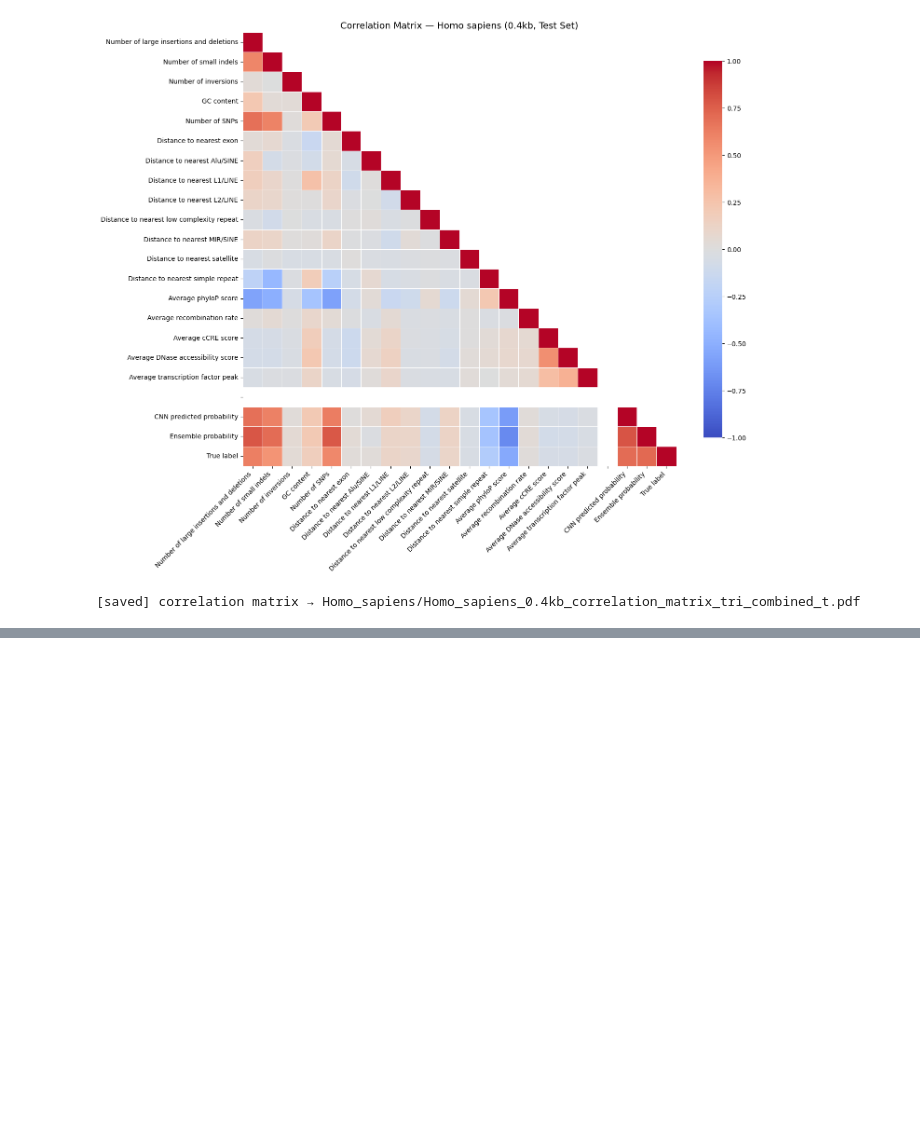
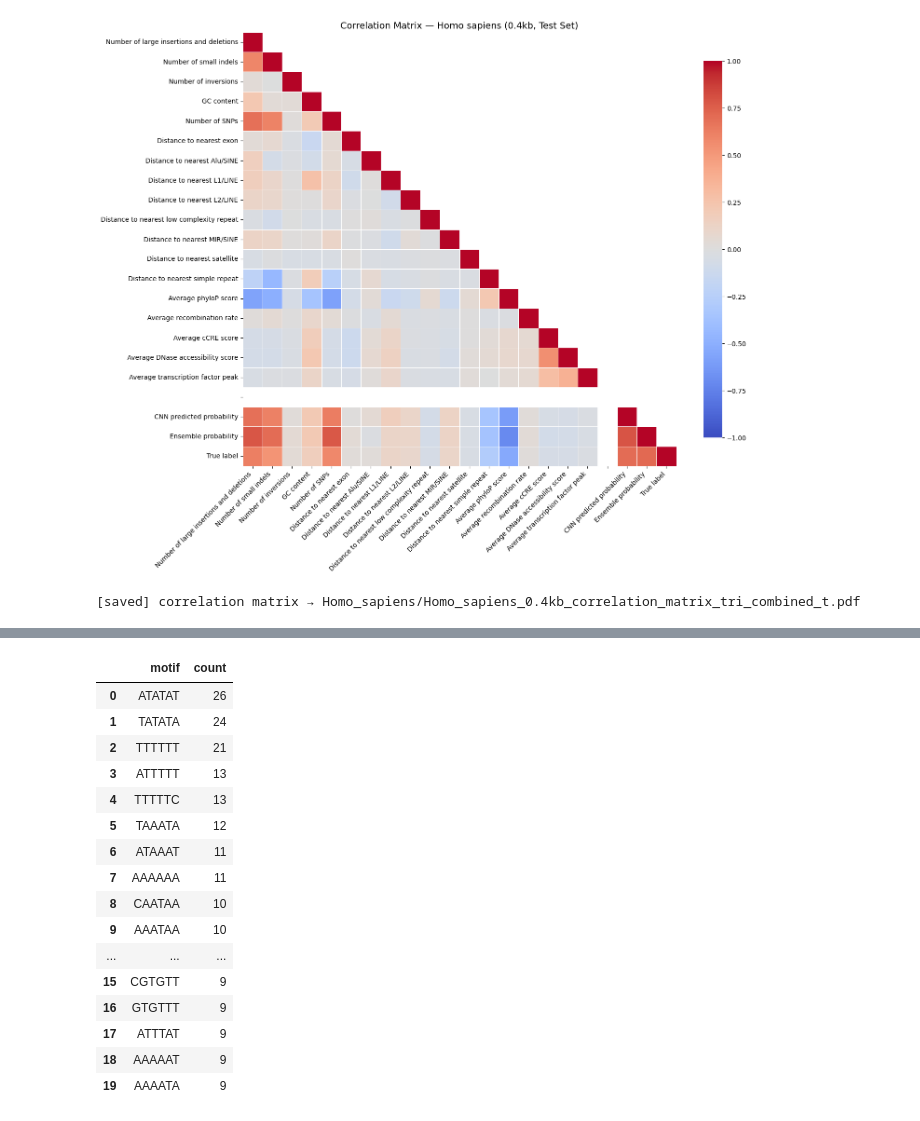
Before and after one commit to sudmantlab/sv_prediction, a Jupyter notebook: model-training-predictions.ipynb, the cells around one changed output, grey strips where cells are left out. Saved outputs shown, nothing was run; the diff lists cells and outputs as text; code cells hidden in the pictures; blank space fills up the shorter version.

```diff
--- a/model-training-predictions.ipynb
+++ b/model-training-predictions.ipynb
@@ -564,0 +687,20 @@ plt.show()
+# %%
+# Metadata for test set
+test_meta = balanced_data.iloc[test_idx].reset_index(drop=True).copy()
+
+test_meta["label"] = labels
+test_meta["pred_proba"] = probs
+test_meta["pred_label"] = (probs > 0.5).astype(int)
+# %%
+# PCA on embeddings
+emb_scaled = StandardScaler().fit_transform(embeddings)
+
+pca = PCA(n_components=20, random_state=SEED)
+pcs = pca.fit_transform(emb_scaled)
+
+for i in range(pcs.shape[1]):
+    test_meta[f"PC{i+1}"] = pcs[:, i]
+
+print("Explained variance:")
+for i, v in enumerate(pca.explained_variance_ratio_[:10], start=1):
+    print(f"PC{i}: {v:.3f}")
@@ -955,0 +1443,55 @@ test_df.to_csv(f"{species}/{species}_{window_abbr}kb_test_df_{subset_str}.csv",
+# %%
+def top_regions(seq, importance, window=20, top_n=5):
+    rows = []
+
+    for i in range(len(seq) - window):
+        score = np.sum(np.abs(importance[i:i+window]))
+
+        rows.append({
+            "start": i,
+            "end": i + window,
+            "score": score,
+            "subsequence": seq[i:i+window]
+        })
+
+    return pd.DataFrame(rows).sort_values("score", ascending=False).head(top_n)
+
+k = 6
+top_windows_per_seq = 3
+window_size = 20
+
+for group in sorted(target_meta["REPEAT_GROUP"].dropna().unique()):
+
+    mask = (
+        (target_meta["REPEAT_GROUP"] == group) &
+        (target_meta["label"] == 1)
+    ).to_numpy()
+
+    if mask.sum() < 10:
+        continue
+
+    kmers = Counter()
+
+    for idx in np.where(mask)[0]:
+
+        hits = top_regions(
+            seq=target_meta.loc[idx, "sequence"],
+            importance=base_importance[idx],
+            window=window_size,
+            top_n=top_windows_per_seq
+        )
+
+        for subseq in hits["subsequence"]:
+
+            for i in range(len(subseq) - k + 1):
+                kmers[subseq[i:i+k]] += 1
+
+    print(f"\n=== {group} (n={mask.sum()}) ===")
+
+    display(
+        pd.DataFrame(
+            kmers.most_common(20),
+            columns=["motif", "count"]
+        )
+    )
+# %% [output]
@@ -955,0 +1499,17 @@ test_df.to_csv(f"{species}/{species}_{window_abbr}kb_test_df_{subset_str}.csv",
+|  | motif | count |
+| 0 | ATATAT | 26 |
+| 1 | TATATA | 24 |
+| 2 | TTTTTT | 21 |
+| 3 | ATTTTT | 13 |
+| 4 | TTTTTC | 13 |
+| 5 | TAAATA | 12 |
+| 6 | ATAAAT | 11 |
+| 7 | AAAAAA | 11 |
+| 8 | CAATAA | 10 |
+| 9 | AAATAA | 10 |
+| ... | ... | ... |
+| 15 | CGTGTT | 9 |
+| 16 | GTGTTT | 9 |
+| 17 | ATTTAT | 9 |
+| 18 | AAAAAT | 9 |
+| 19 | AAAATA | 9 |
```
Also changed, not shown: parts of 15 cells of this notebook, 2 other files.
